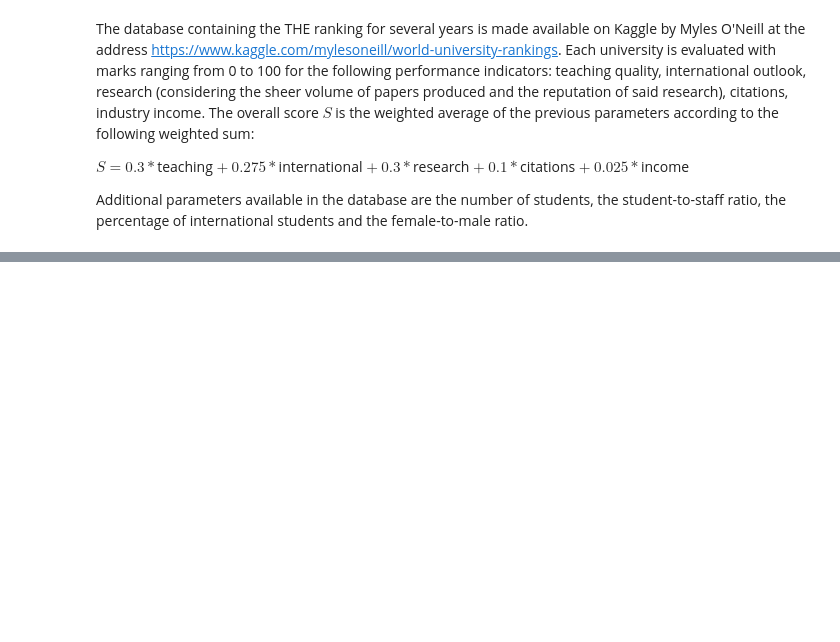
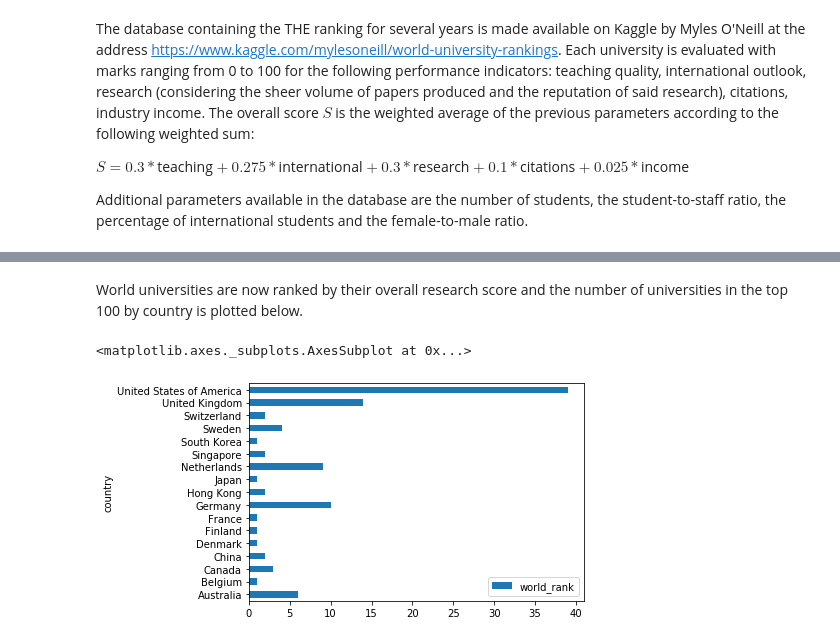
Before and after one commit to gabrielegrasso/Coursera_Capstone, a Jupyter notebook: university_performance.ipynb, the cells around one changed output, grey strips where cells are left out. Drawn from its saved outputs; the diff is of its cells as text; code cells hidden in the pictures; blank space fills up the shorter version.

```diff
--- a/university_performance.ipynb
+++ b/university_performance.ipynb
@@ -15,0 +163,7 @@ Additional parameters available in the database are the number of students, the
+# %% [markdown]
+World universities are now ranked by their overall research score and the number of universities in the top 100 by country is plotted below.
+# %%
+times2016.sort_values('research_score', ascending =False).iloc[0:99,:].groupby('country').count().plot.barh(y='world_rank')
+# %% [output]
+<matplotlib.axes._subplots.AxesSubplot at 0x...>
+[figure, added]
```
Also changed, not shown: parts of 61 cells of this notebook, 1 other file.
